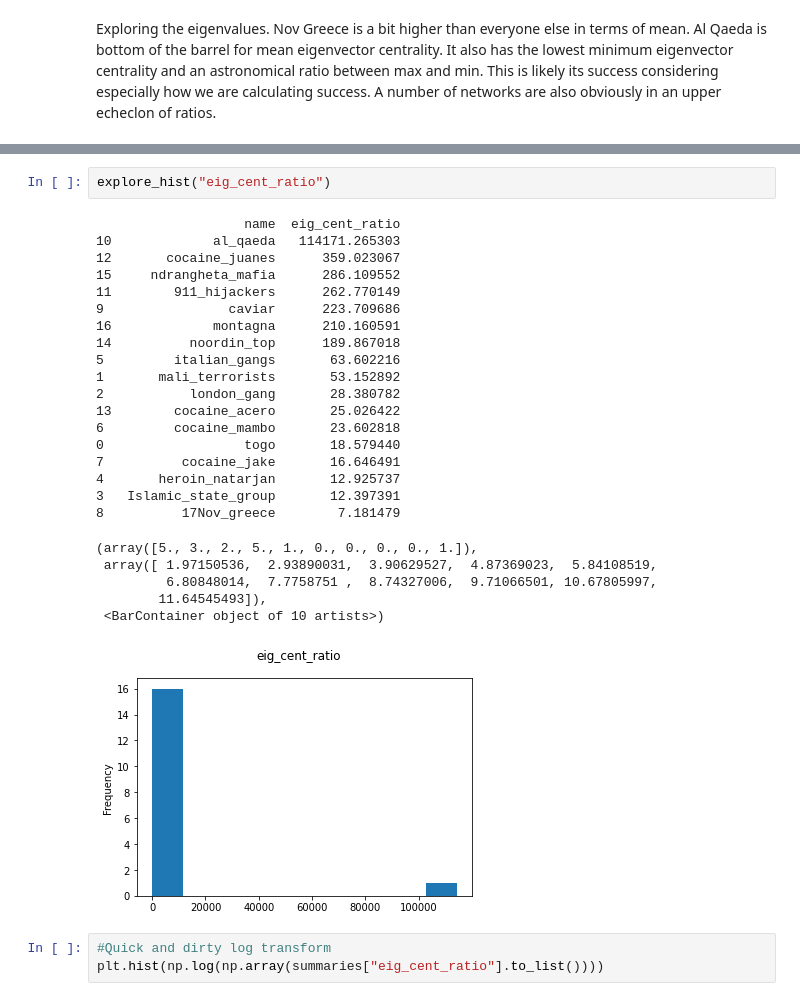
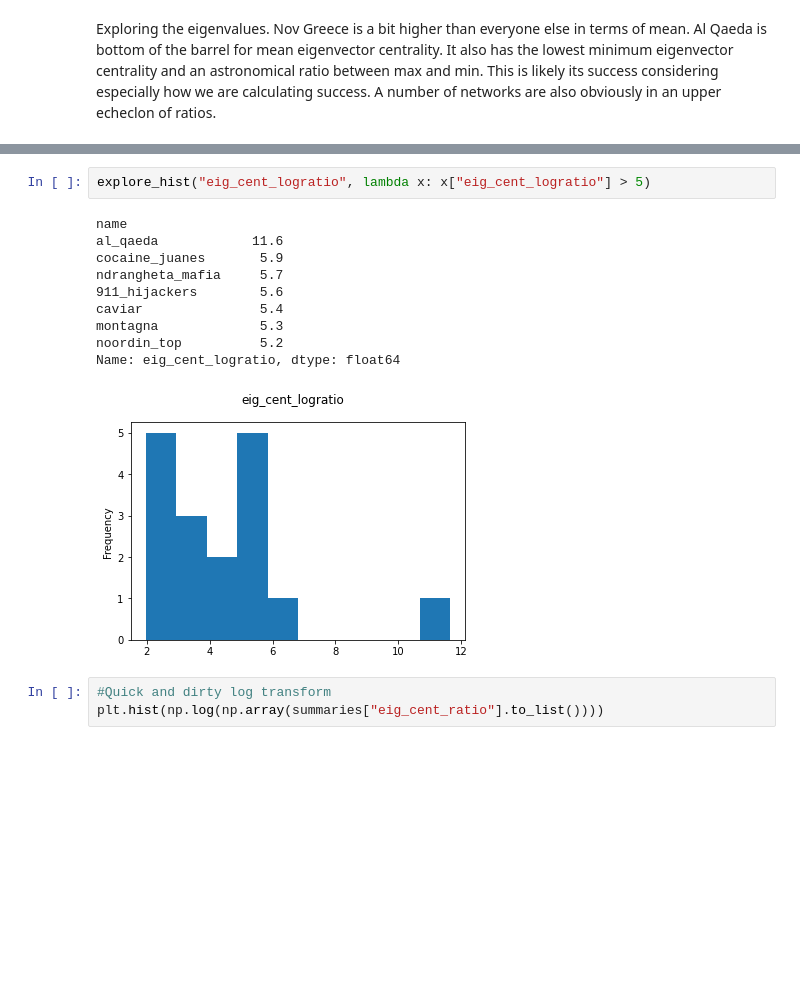
Before and after one commit to clinton0313/network_analysis, a Jupyter notebook: final_project/code/results.ipynb, the cells around one changed output, grey strips where cells are left out. Saved outputs shown, nothing was run; the diff lists cells and outputs as text; blank space fills up the shorter version.

```diff
--- a/final_project/code/results.ipynb
+++ b/final_project/code/results.ipynb
@@ -149,30 +145,16 @@ explore_hist("eig_cent_mean")
-# %%
-explore_hist("eig_cent_ratio")
-# %% [output]
-                   name  eig_cent_ratio
-10             al_qaeda   114171.265303
-12       cocaine_juanes      359.023067
-15     ndrangheta_mafia      286.109552
-11        911_hijackers      262.770149
-9                caviar      223.709686
-16             montagna      210.160591
-14          noordin_top      189.867018
-5         italian_gangs       63.602216
-1       mali_terrorists       53.152892
-2           london_gang       28.380782
-13        cocaine_acero       25.026422
-6         cocaine_mambo       23.602818
-0                  togo       18.579440
-7          cocaine_jake       16.646491
-4       heroin_natarjan       12.925737
-3   Islamic_state_group       12.397391
-8          17Nov_greece        7.181479
-(array([5., 3., 2., 5., 1., 0., 0., 0., 0., 1.]),
- array([ 1.97150536,  2.93890031,  3.90629527,  4.87369023,  5.84108519,
-         6.80848014,  7.7758751 ,  8.74327006,  9.71066501, 10.67805997,
-        11.64545493]),
- <BarContainer object of 10 artists>)
-[figure, removed]
+# %%
+explore_hist("eig_cent_logratio", lambda x: x["eig_cent_logratio"] > 5)
+# %% [output]
+name
+al_qaeda            11.6
+cocaine_juanes       5.9
+ndrangheta_mafia     5.7
+911_hijackers        5.6
+caviar               5.4
+montagna             5.3
+noordin_top          5.2
+Name: eig_cent_logratio, dtype: float64
+[figure, added]
 # %%
 #Quick and dirty log transform
 plt.hist(np.log(np.array(summaries["eig_cent_ratio"].to_list())))
```
Also changed, not shown: parts of 5 cells of this notebook.
